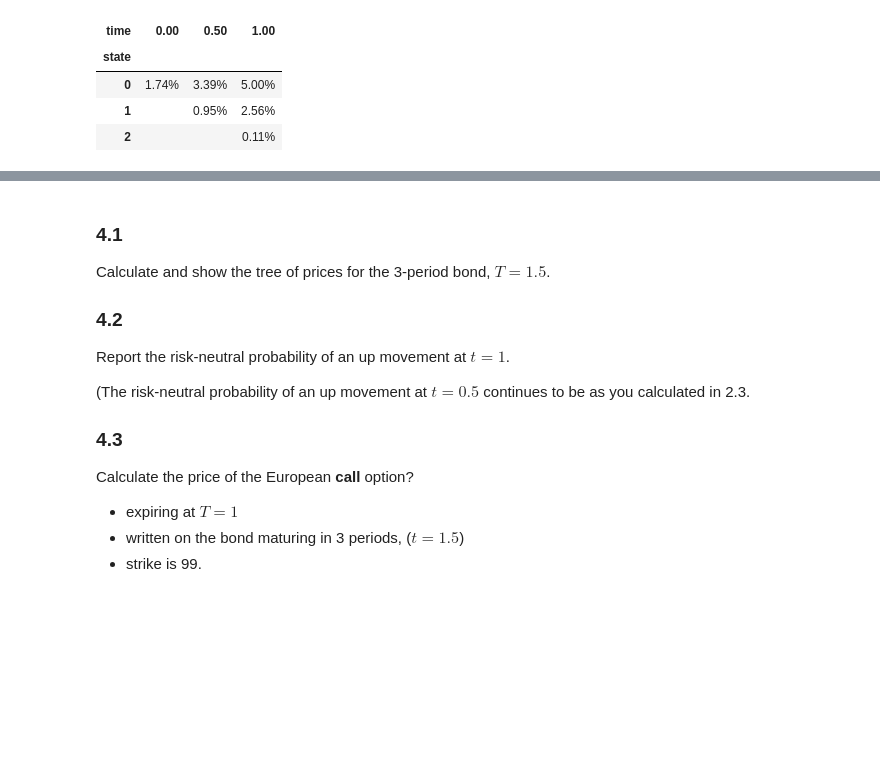
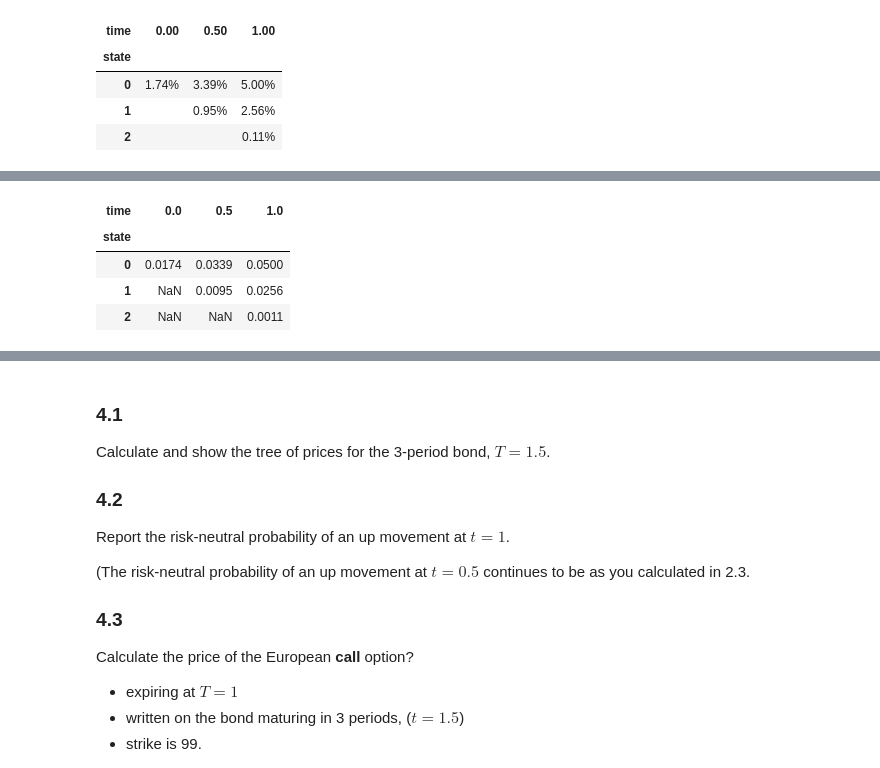
Before and after one commit to MrHumble-Bee/finm-fiderivs-2024, a Jupyter notebook: homework/Solution 1.ipynb, the cells around one changed output, grey strips where cells are left out. Saved outputs shown, nothing was run; the diff lists cells and outputs as text; code cells hidden in the pictures; blank space fills up the shorter version.

```diff
--- a/homework/Solution 1.ipynb
+++ b/homework/Solution 1.ipynb
@@ -462,0 +493,8 @@ format_bintree(ratetree_multi,'{:.2%}')
+# %%
+ratetree_multi
+# %% [output]
+| time | 0.0 | 0.5 | 1.0 |
+| state |  |  |  |
+| 0 | 0.0174 | 0.0339 | 0.0500 |
+| 1 | NaN | 0.0095 | 0.0256 |
+| 2 | NaN | NaN | 0.0011 |
```
Also changed, not shown: parts of 33 cells of this notebook, 7 other files.
